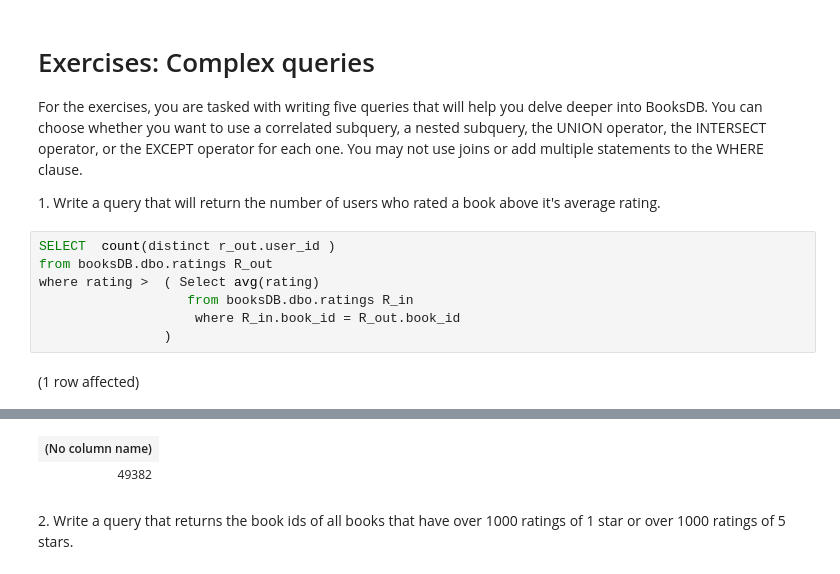
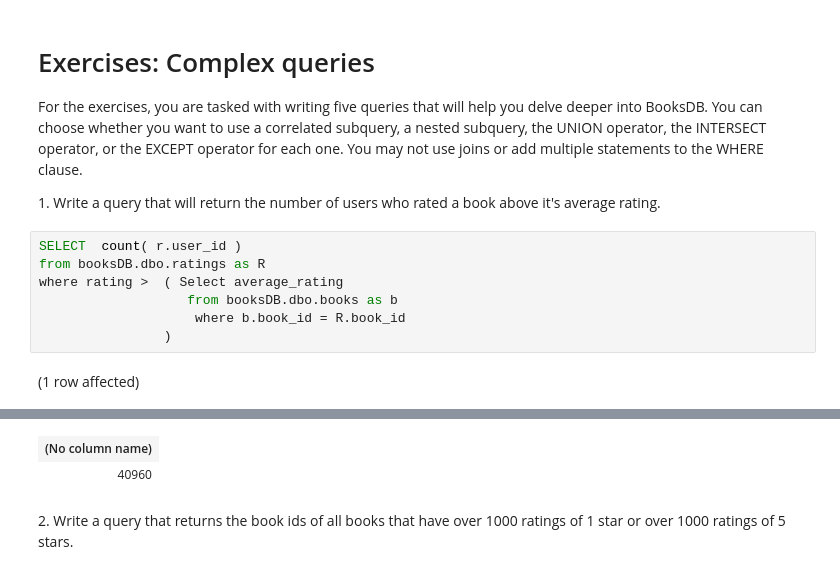
Before and after one commit to KavVij/sql-part4-exercises_Kav, a Jupyter notebook: sql-part4.ipynb, the cells around one changed output, grey strips where cells are left out. Drawn from its saved outputs; the diff is of its cells as text.

```diff
--- a/sql-part4.ipynb
+++ b/sql-part4.ipynb
@@ -5,11 +5,11 @@ For the exercises, you are tasked with writing five queries that will help you d
 
 1. Write a query that will return the number of users who rated a book above it's average rating.
 # %%
-SELECT  count(distinct r_out.user_id )
-from booksDB.dbo.ratings R_out
-where rating >  ( Select avg(rating)
-                   from booksDB.dbo.ratings R_in
-                    where R_in.book_id = R_out.book_id
+SELECT  count( r.user_id )
+from booksDB.dbo.ratings as R
+where rating >  ( Select average_rating
+                   from booksDB.dbo.books as b
+                    where b.book_id = R.book_id
                 )
 # %% [output]
 (1 row affected)
@@ -17,5 +17,5 @@ Total execution time: 00:00:00.860
 | (No column name) |
-| 49382 |
+| 40960 |
 # %% [markdown]
 2. Write a query that returns the book ids of all books that have over 1000 ratings of 1 star or over 1000 ratings of 5 stars.
 # %%
```
Also changed, not shown: parts of 3 cells of this notebook.
